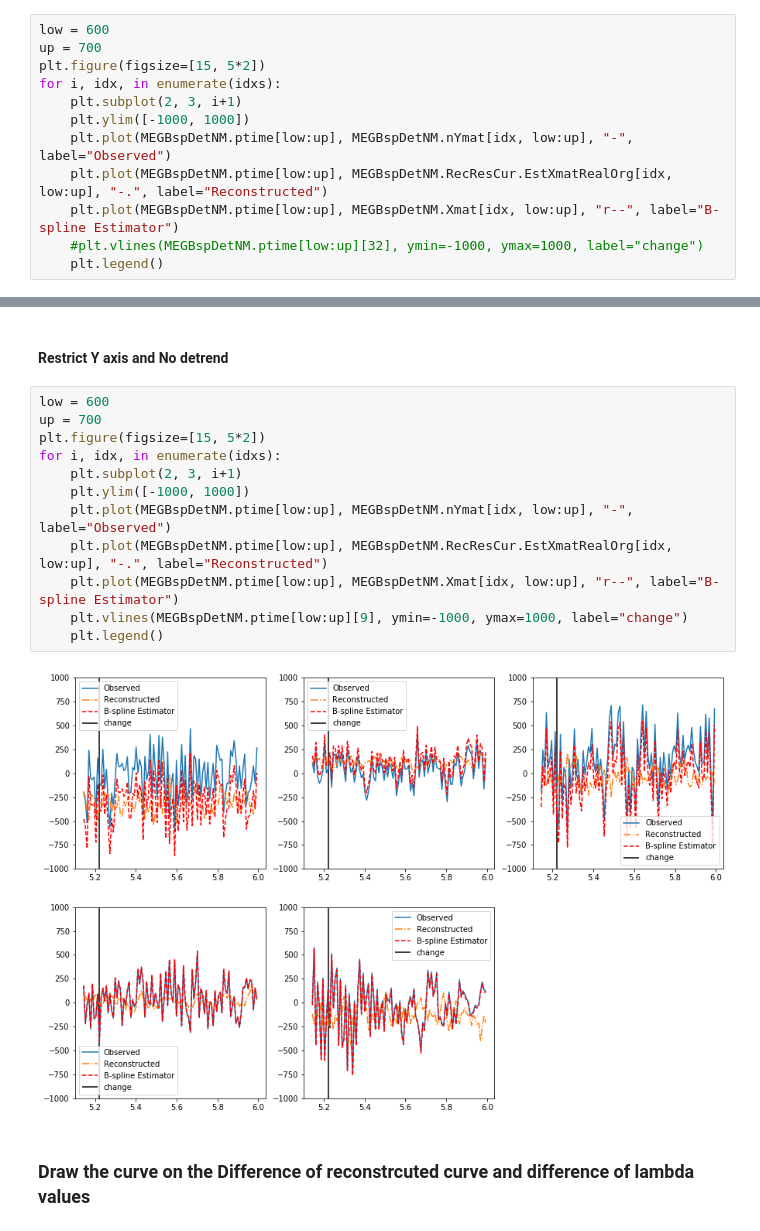
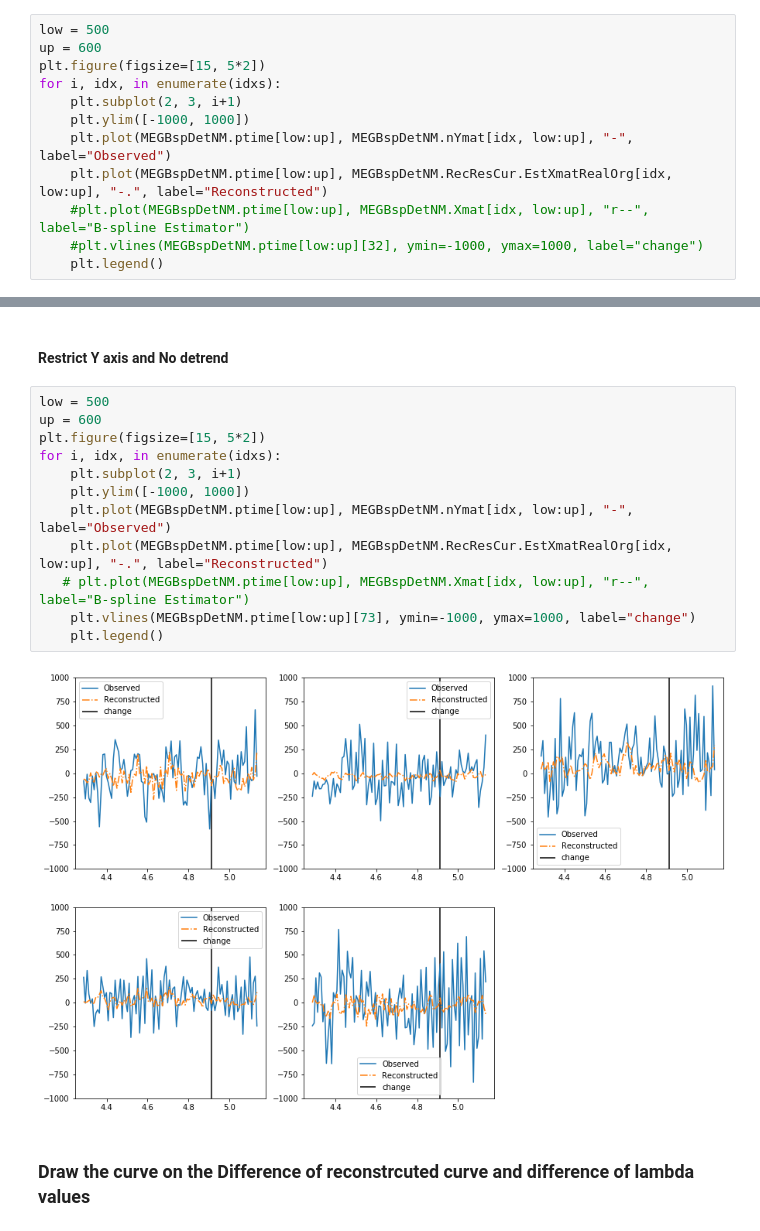
Before and after one commit to JINhuaqing/TVDN-simu, a Jupyter notebook: realdata/MEG1HPFTest.ipynb, the cells around one changed output, grey strips where cells are left out. Drawn from its saved outputs; the diff is of its cells as text.

```diff
--- a/realdata/MEG1HPFTest.ipynb
+++ b/realdata/MEG1HPFTest.ipynb
@@ -892,15 +893,15 @@ The plot indices are [13 43 44  4  0].
 # %% [markdown]
 #### Restrict Y axis and No detrend
 # %%
-low = 600
-up = 700
+low = 500
+up = 600
 plt.figure(figsize=[15, 5*2])
 for i, idx, in enumerate(idxs):
     plt.subplot(2, 3, i+1)
     plt.ylim([-1000, 1000])
     plt.plot(MEGBspDetNM.ptime[low:up], MEGBspDetNM.nYmat[idx, low:up], "-", label="Observed")
     plt.plot(MEGBspDetNM.ptime[low:up], MEGBspDetNM.RecResCur.EstXmatRealOrg[idx, low:up], "-.", label="Reconstructed")
-    plt.plot(MEGBspDetNM.ptime[low:up], MEGBspDetNM.Xmat[idx, low:up], "r--", label="B-spline Estimator")
+    #plt.plot(MEGBspDetNM.ptime[low:up], MEGBspDetNM.Xmat[idx, low:up], "r--", label="B-spline Estimator")
     #plt.vlines(MEGBspDetNM.ptime[low:up][32], ymin=-1000, ymax=1000, label="change")
     plt.legend()
 # %% [output]
@@ -934,19 +935,19 @@ array([13, 43, 44,  4,  0])
 # %% [markdown]
 #### Restrict Y axis and No detrend
 # %%
-low = 600
-up = 700
+low = 500
+up = 600
 plt.figure(figsize=[15, 5*2])
 for i, idx, in enumerate(idxs):
     plt.subplot(2, 3, i+1)
     plt.ylim([-1000, 1000])
     plt.plot(MEGBspDetNM.ptime[low:up], MEGBspDetNM.nYmat[idx, low:up], "-", label="Observed")
     plt.plot(MEGBspDetNM.ptime[low:up], MEGBspDetNM.RecResCur.EstXmatRealOrg[idx, low:up], "-.", label="Reconstructed")
-    plt.plot(MEGBspDetNM.ptime[low:up], MEGBspDetNM.Xmat[idx, low:up], "r--", label="B-spline Estimator")
-    plt.vlines(MEGBspDetNM.ptime[low:up][9], ymin=-1000, ymax=1000, label="change")
+   # plt.plot(MEGBspDetNM.ptime[low:up], MEGBspDetNM.Xmat[idx, low:up], "r--", label="B-spline Estimator")
+    plt.vlines(MEGBspDetNM.ptime[low:up][73], ymin=-1000, ymax=1000, label="change")
     plt.legend()
 # %% [output]
-[figure, old version]
+[figure, new version]
 # %% [markdown]
 ### Draw the curve on the Difference of reconstrcuted curve and difference of lambda values
 # %%
```
Also changed, not shown: parts of 11 cells of this notebook.
